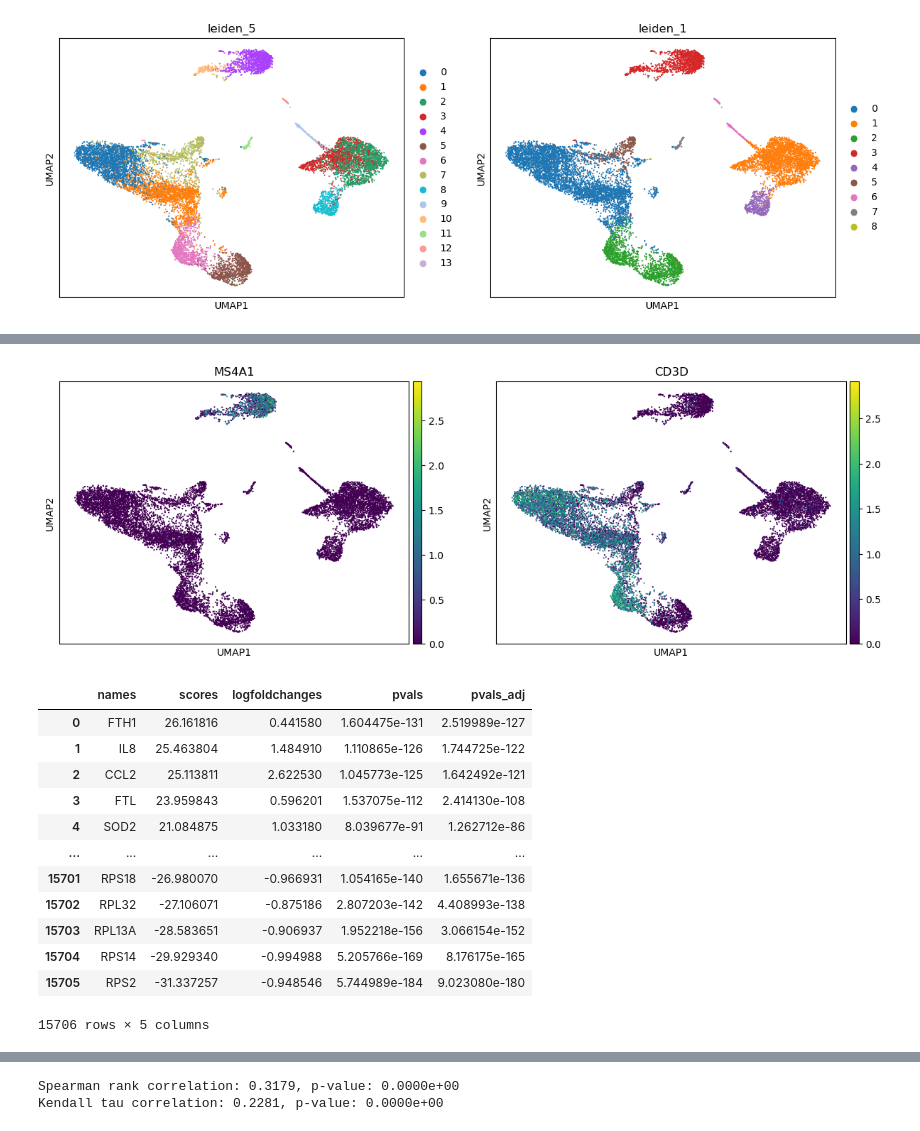
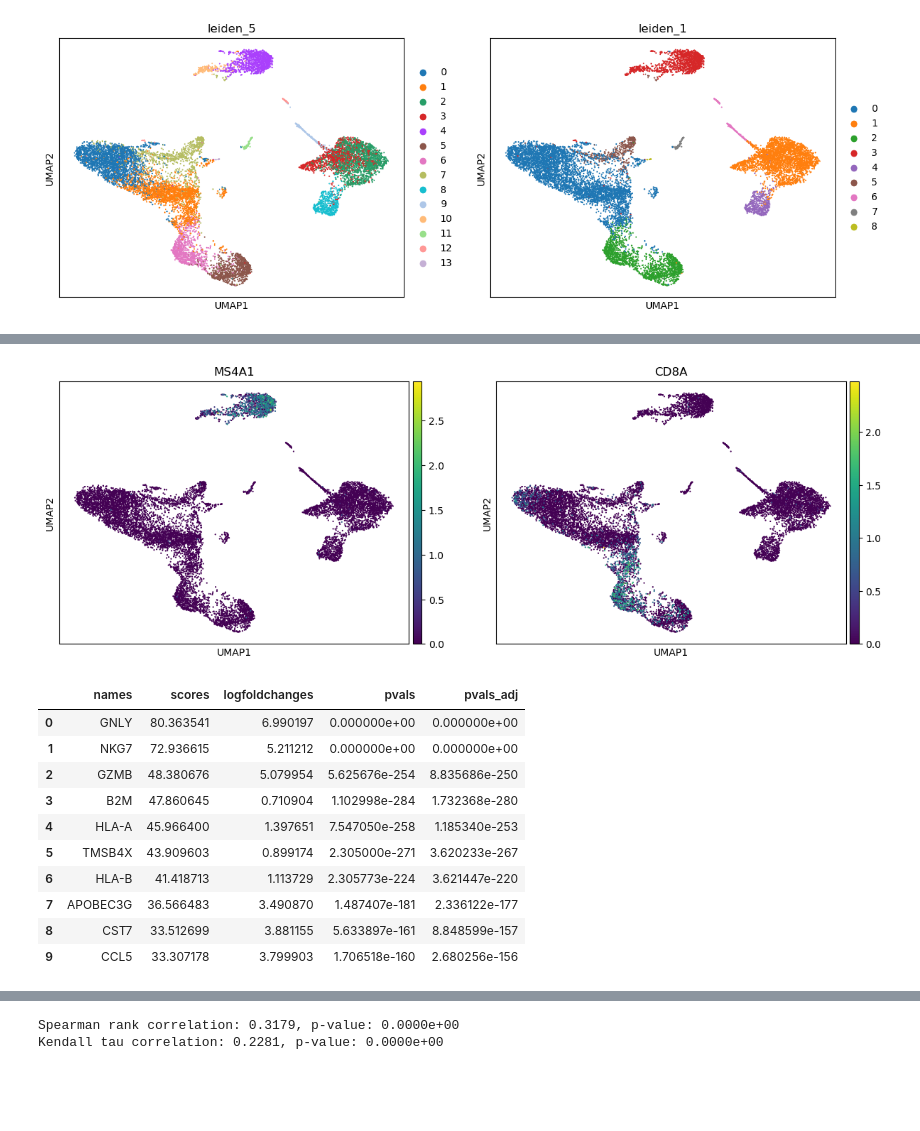
Before and after one commit to okviman/DE-ZILN, a Jupyter notebook: notebooks/scrnaseq_reanalyses/scrnaseq_resolutions.ipynb, the cells around one changed output, grey strips where cells are left out. Saved outputs shown, nothing was run; the diff lists cells and outputs as text; code cells hidden in the pictures; blank space fills up the shorter version.

Commit message:
Add cell type annotation analysis

```diff
--- a/notebooks/scrnaseq_reanalyses/scrnaseq_resolutions.ipynb
+++ b/notebooks/scrnaseq_reanalyses/scrnaseq_resolutions.ipynb
@@ -6,8 +74,8 @@ import gseapy as gp
 # %%
-adata = sc.read(
-    "kang_counts_25k.h5ad", backup_url="https://figshare.com/ndownloader/files/34464122"
-)
-adata
+# adata = sc.read(
+#     "kang_counts_25k.h5ad", backup_url="https://figshare.com/ndownloader/files/34464122"
+# )
+# adata
 # %% [output]
 AnnData object with n_obs × n_vars = 24673 × 15706
     obs: 'nCount_RNA', 'nFeature_RNA', 'tsne1', 'tsne2', 'label', 'cluster', 'cell_type', 'replicate', 'nCount_SCT', 'nFeature_SCT', 'integrated_snn_res.0.4', 'seurat_clusters'
@@ -63 +133,5 @@ sc.pl.umap(adata, color=['leiden_1', 'cell_type'])
 [figure]
+# %%
+adata.obs['cell_subtype'] = adata.obs['cell_type']
+adata.obs['cell_type'] = adata.obs['cell_type'].str.replace('CD14+ Monocytes', 'Monocyte')
+adata.obs['cell_type'] = adata.obs['cell_type'].str.replace('FCGR3A+ Monocytes', 'Monocyte')
@@ -89,7 +270,7 @@ sc.pl.umap(adata, color=['leiden_5', 'leiden_1'])
 # %%
-sc.pl.umap(adata, color=['MS4A1', 'CD3D'])
+sc.pl.umap(adata, color=['MS4A1', 'CD8A'])
 # %% [output]
-[figure, old version]
+[figure, new version]
 # %%
 sc.tl.rank_genes_groups(adata, "leiden_5", method="t-test",corr_method="bonferroni")
 # %%
@@ -98,17 +279,15 @@ df_2_5 = sc.get.rank_genes_groups_df(adata, group="3", reference="2")
 # %%
-df_2_4
+df_2_4.head(10)
 # %% [output]
 |  | names | scores | logfoldchanges | pvals | pvals_adj |
-| 0 | FTH1 | 26.161816 | 0.441580 | 1.604475e-131 | 2.519989e-127 |
-| 1 | IL8 | 25.463804 | 1.484910 | 1.110865e-126 | 1.744725e-122 |
-| 2 | CCL2 | 25.113811 | 2.622530 | 1.045773e-125 | 1.642492e-121 |
-| 3 | FTL | 23.959843 | 0.596201 | 1.537075e-112 | 2.414130e-108 |
-| 4 | SOD2 | 21.084875 | 1.033180 | 8.039677e-91 | 1.262712e-86 |
-| ... | ... | ... | ... | ... | ... |
-| 15701 | RPS18 | -26.980070 | -0.966931 | 1.054165e-140 | 1.655671e-136 |
-| 15702 | RPL32 | -27.106071 | -0.875186 | 2.807203e-142 | 4.408993e-138 |
-| 15703 | RPL13A | -28.583651 | -0.906937 | 1.952218e-156 | 3.066154e-152 |
-| 15704 | RPS14 | -29.929340 | -0.994988 | 5.205766e-169 | 8.176175e-165 |
-| 15705 | RPS2 | -31.337257 | -0.948546 | 5.744989e-184 | 9.023080e-180 |
+| 0 | GNLY | 80.363541 | 6.990197 | 0.000000e+00 | 0.000000e+00 |
+| 1 | NKG7 | 72.936615 | 5.211212 | 0.000000e+00 | 0.000000e+00 |
+| 2 | GZMB | 48.380676 | 5.079954 | 5.625676e-254 | 8.835686e-250 |
+| 3 | B2M | 47.860645 | 0.710904 | 1.102998e-284 | 1.732368e-280 |
+| 4 | HLA-A | 45.966400 | 1.397651 | 7.547050e-258 | 1.185340e-253 |
+| 5 | TMSB4X | 43.909603 | 0.899174 | 2.305000e-271 | 3.620233e-267 |
+| 6 | HLA-B | 41.418713 | 1.113729 | 2.305773e-224 | 3.621447e-220 |
+| 7 | APOBEC3G | 36.566483 | 3.490870 | 1.487407e-181 | 2.336122e-177 |
+| 8 | CST7 | 33.512699 | 3.881155 | 5.633897e-161 | 8.848599e-157 |
+| 9 | CCL5 | 33.307178 | 3.799903 | 1.706518e-160 | 2.680256e-156 |
-15706 rows × 5 columns
 # %%
```
Also changed, not shown: parts of 37 cells of this notebook.
